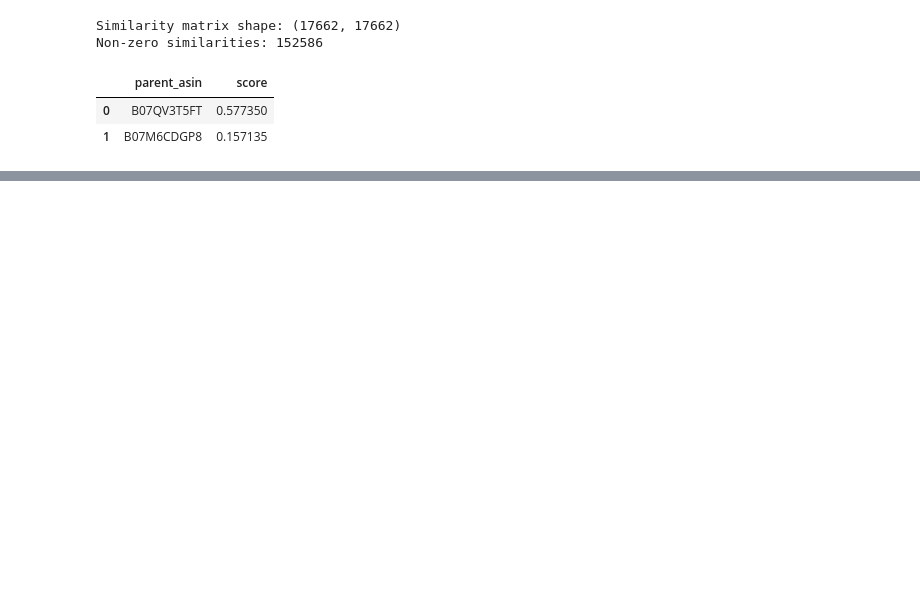
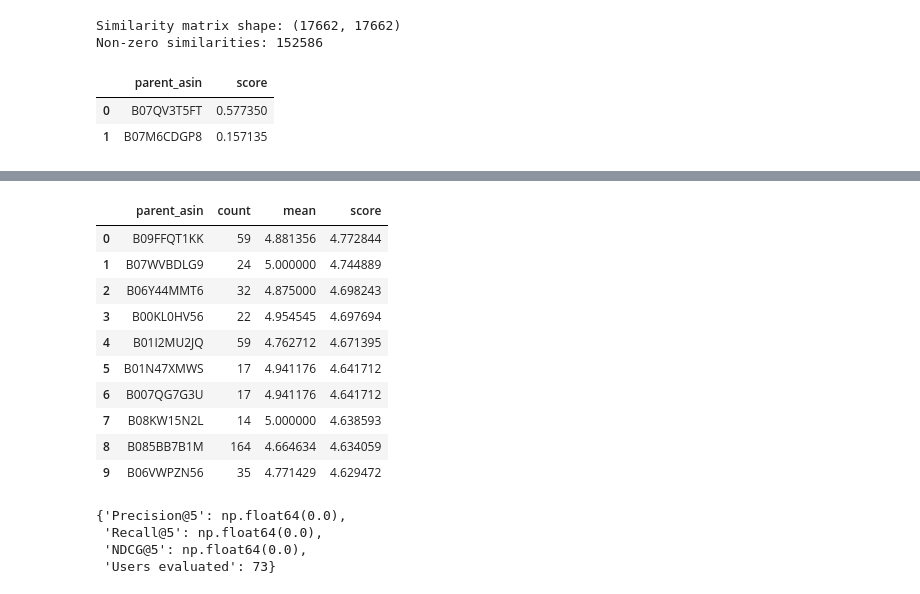
Before and after one commit to abhijith7775/e-commerce-recommendation_system, a Jupyter notebook: notebooks/01_data_exploration.ipynb, the cells around one changed output, grey strips where cells are left out. Drawn from its saved outputs; the diff is of its cells as text; code cells hidden in the pictures; blank space fills up the shorter version.

```diff
--- a/notebooks/01_data_exploration.ipynb
+++ b/notebooks/01_data_exploration.ipynb
@@ -876,0 +1819,41 @@ recommend_for_user(sample_user, top_n=5)
+# %%
+def build_popularity_model(train_data):
+    product_stats = (
+        train_data
+        .groupby("parent_asin")["rating"]
+        .agg(["count", "mean"])
+        .reset_index()
+    )
+
+    C = train_data["rating"].mean()
+    m = 10
+
+    product_stats["score"] = (
+        (product_stats["count"] / (product_stats["count"] + m))
+        * product_stats["mean"]
+        +
+        (m / (product_stats["count"] + m))
+        * C
+    )
+
+    return product_stats.sort_values(
+        "score",
+        ascending=False
+    ).reset_index(drop=True)
+
+
+popularity_model = build_popularity_model(train_data)
+
+popularity_model.head(10)
+# %% [output]
+|  | parent_asin | count | mean | score |
+| 0 | B09FFQT1KK | 59 | 4.881356 | 4.772844 |
+| 1 | B07WVBDLG9 | 24 | 5.000000 | 4.744889 |
+| 2 | B06Y44MMT6 | 32 | 4.875000 | 4.698243 |
+| 3 | B00KL0HV56 | 22 | 4.954545 | 4.697694 |
+| 4 | B01I2MU2JQ | 59 | 4.762712 | 4.671395 |
+| 5 | B01N47XMWS | 17 | 4.941176 | 4.641712 |
+| 6 | B007QG7G3U | 17 | 4.941176 | 4.641712 |
+| 7 | B08KW15N2L | 14 | 5.000000 | 4.638593 |
+| 8 | B085BB7B1M | 164 | 4.664634 | 4.634059 |
+| 9 | B06VWPZN56 | 35 | 4.771429 | 4.629472 |
@@ -876,0 +1914,12 @@ recommend_for_user(sample_user, top_n=5)
+# %%
+popularity_results = evaluate_popularity(
+    sample_users,
+    k=5
+)
+
+popularity_results
+# %% [output]
+{'Precision@5': np.float64(0.0),
+ 'Recall@5': np.float64(0.0),
+ 'NDCG@5': np.float64(0.0),
+ 'Users evaluated': 73}
```
Also changed, not shown: parts of 79 cells of this notebook, 1 other file.
